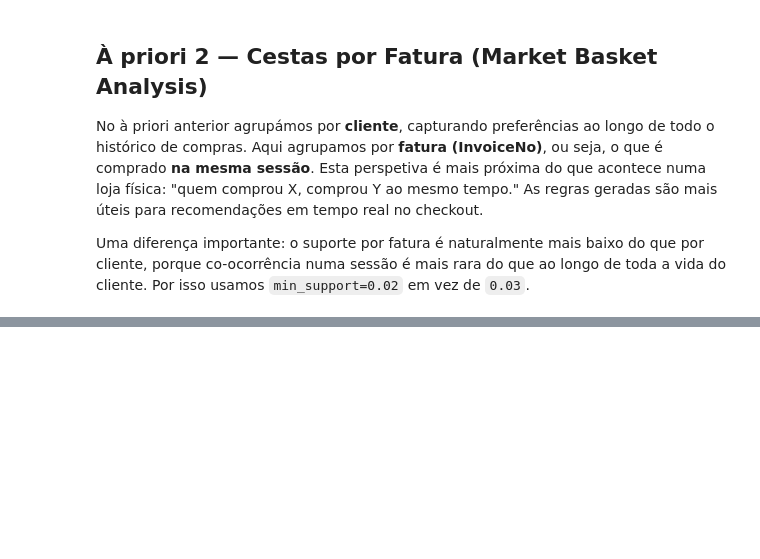
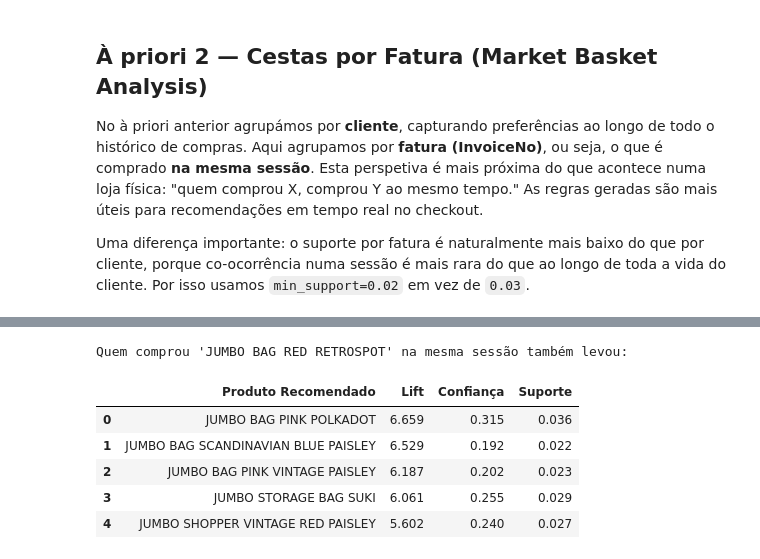
Before and after one commit to rafaelaferr04/online-retail-recommendation-system, a Jupyter notebook: Notebook_OnlineRetail.ipynb, the cells around one changed output, grey strips where cells are left out. Saved outputs shown, nothing was run; the diff lists cells and outputs as text; code cells hidden in the pictures; blank space fills up the shorter version.

```diff
--- a/Notebook_OnlineRetail.ipynb
+++ b/Notebook_OnlineRetail.ipynb
@@ -683,0 +705,45 @@ print(f"Regras encontradas:  {len(rules_inv)}")
+# %%
+def recomendar_produtos_sessao(produto, rules, n=5):
+    produto = produto.upper().strip()
+
+    relevantes = rules[rules['antecedents'].apply(lambda x: produto in x)]
+
+    if relevantes.empty:
+        relevantes = rules[rules['antecedents'].apply(
+            lambda x: any(produto in item for item in x)
+        )]
+
+    if relevantes.empty:
+        print(f"Nenhuma regra encontrada para '{produto}'.")
+        return None
+
+    resultados = []
+    for _, row in relevantes.iterrows():
+        for item in row['consequents']:
+            resultados.append({
+                'Produto Recomendado': item,
+                'Lift':      round(row['lift'], 3),
+                'Confiança': round(row['confidence'], 3),
+                'Suporte':   round(row['support'], 3)
+            })
+
+    recomendacoes = (
+        pd.DataFrame(resultados)
+        .sort_values('Lift', ascending=False)
+        .drop_duplicates('Produto Recomendado')
+        .head(n)
+        .reset_index(drop=True)
+    )
+
+    print(f"Quem comprou '{produto}' na mesma sessão também levou:\n")
+    return recomendacoes
+
+recomendar_produtos_sessao('JUMBO BAG RED RETROSPOT', rules_inv)
+# %% [output]
+Quem comprou 'JUMBO BAG RED RETROSPOT' na mesma sessão também levou:
+|  | Produto Recomendado | Lift | Confiança | Suporte |
+| 0 | JUMBO BAG PINK POLKADOT | 6.659 | 0.315 | 0.036 |
+| 1 | JUMBO BAG SCANDINAVIAN BLUE PAISLEY | 6.529 | 0.192 | 0.022 |
+| 2 | JUMBO BAG PINK VINTAGE PAISLEY | 6.187 | 0.202 | 0.023 |
+| 3 | JUMBO STORAGE BAG SUKI | 6.061 | 0.255 | 0.029 |
+| 4 | JUMBO SHOPPER VINTAGE RED PAISLEY | 5.602 | 0.240 | 0.027 |
```
Also changed, not shown: parts of 7 cells of this notebook.
